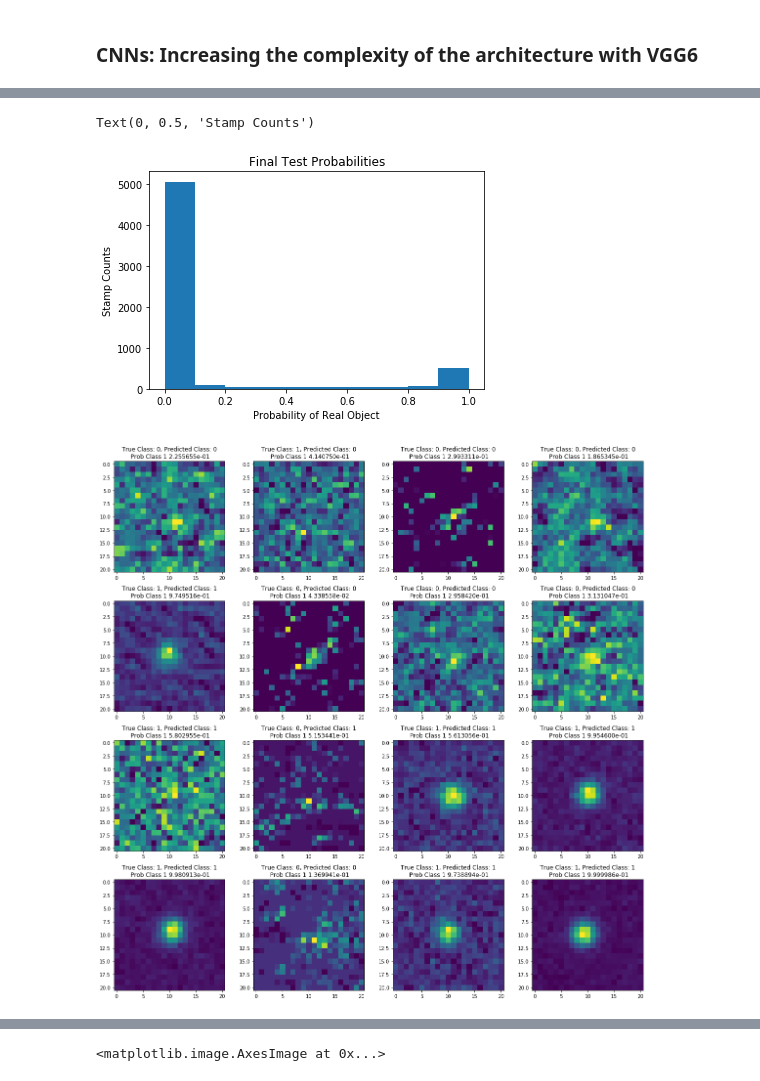
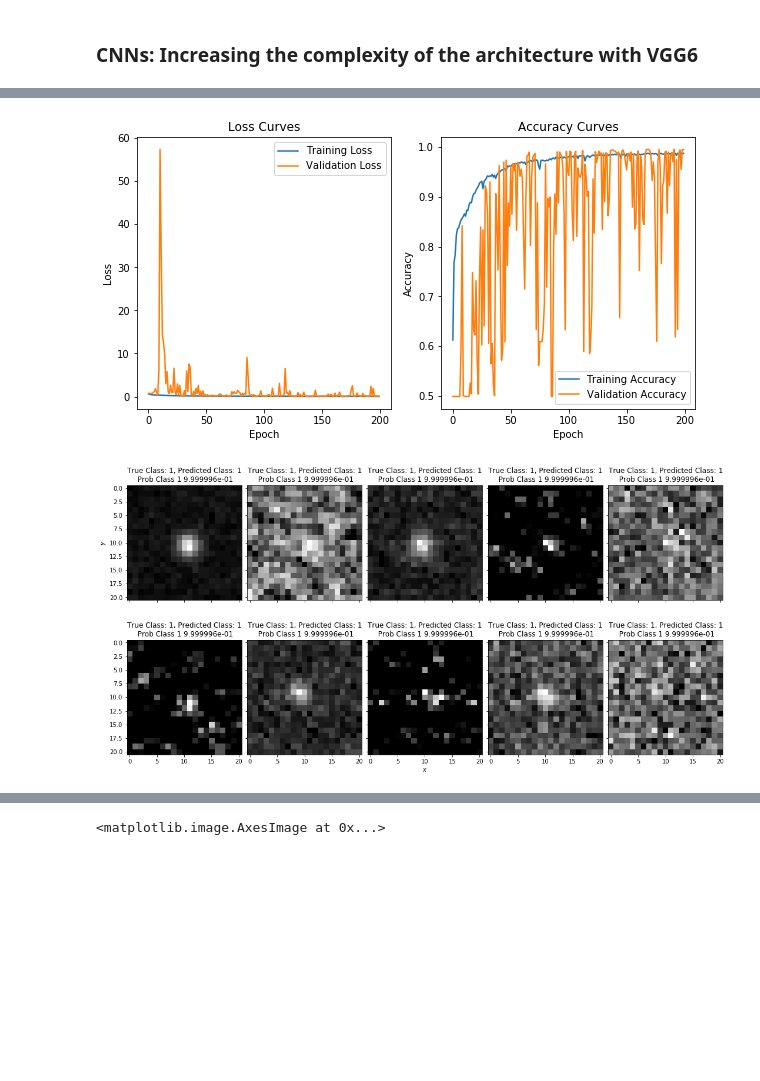
Before and after one commit to astroML/astroML-workshop_AAS235, a Jupyter notebook: deep_learning/neural_network.ipynb, the cells around one changed output, grey strips where cells are left out. Cells and saved outputs as stored; diff of their text form; code cells hidden in the pictures; blank space fills up the shorter version.

Commit message:
improved figures

```diff
--- a/deep_learning/neural_network.ipynb
+++ b/deep_learning/neural_network.ipynb
@@ -116,7 +116,7 @@ def normalize_image(image):
 
     return image
 
-def plot_image_array(images, nrows=2, ncols=5, figsize=[8,4], nx=21, ny=21, title=''):
+def plot_image_array(images, nrows=2, ncols=5, figsize=[8,4], nx=21, ny=21, title='', subtitle=''):
     '''Plot an array of images'''
     fig, ax = plt.subplots(nrows=nrows,ncols=ncols,figsize=figsize)
     fig.subplots_adjust(hspace=0, left=0.07, right=0.95, wspace=0.05, bottom=0.15)
@@ -129,8 +129,9 @@ def plot_image_array(images, nrows=2, ncols=5, figsize=[8,4], nx=21, ny=21, titl
             ax[i][j].yaxis.set_major_formatter(plt.NullFormatter())
 
         ax[i][j].imshow(images[indx].reshape(nx,ny), cmap='gray')
+        ax[i][j].set_title(subtitle)
 
-    ax[0][int(ncols/2)].set_title(title)
+    fig.suptitle(title)
     ax[0][0].set_ylabel('$y$')
     ax[nrows-1][int(ncols/2)].set_xlabel('$x$')
 
@@ -181,7 +182,29 @@ def plot_confusion_matrix(y_true, y_pred,
                     ha="center", va="center",
                     color="white" if cm[i, j] > thresh else "black")
     fig.tight_layout()
-    return ax
+
+def plot_model_history(history):
+    '''Plot the training and validation history'''
+
+    loss = model_history.history['loss']
+    val_loss = model_history.history['val_loss']
+    acc = model_history.history['accuracy']
+    val_acc = model_history.history['val_accuracy']
+
+    fig, ax = plt.subplots(nrows=1,ncols=2, figsize=(10,5))
+    ax[0].plot(np.arange(n_epochs), loss, label='Training Loss')
+    ax[0].plot(np.arange(n_epochs), val_loss, label='Validation Loss')
+    ax[0].set_title('Loss Curves')
+    ax[0].legend()
+    ax[0].set_xlabel('Epoch')
+    ax[0].set_ylabel('Loss')
+
+    ax[1].plot(np.arange(n_epochs), acc, label='Training Accuracy')
+    ax[1].plot(np.arange(n_epochs), val_acc, label='Validation Accuracy')
+    ax[1].set_title('Accuracy Curves')
+    ax[1].legend()
+    ax[1].set_xlabel('Epoch')
+    ax[1].set_ylabel('Accuracy')
 # %% [markdown]
 ### Load the training samples and create test and validation data sets
 # %%
@@ -570,19 +562,10 @@ Text(0, 0.5, 'Accuracy')
-# %%
-classes = vgg_model.predict(data_test)
-plt.hist(classes[:,1])
-plt.title('Final Test Probabilities')
-plt.xlabel('Probability of Real Object')
-plt.ylabel('Stamp Counts')
-# %% [output]
-Text(0, 0.5, 'Stamp Counts')
-[figure, removed]
+# %%
+plot_model_history(vgg_model.history)
+# %% [output]
+[figure, added]
 # %%
-fig = plt.figure(figsize=(16, 16))
-for i in range(16):
-    fig.add_subplot(4,4,i+1)
-    plt.imshow(data_test[i].reshape(21,21))
-    plt.title('True Class: %i, Predicted Class: %i\n  Prob Class 1 %e ' %
-              (np.argmax(class_test[i]), np.argmax(classes[i]), classes[i,1]))
-plt.tight_layout()
+failures = classes[:,1] != class_test[:,1]
+plot_image_array(data_test[failures], figsize=[16,10], subtitle='True Class: %i, Predicted Class: %i\n  Prob Class 1 %e ' %
+              (np.argmax(class_test[failures][i]), np.argmax(classes[failures][i]), classes[failures][i,1]))
 # %% [output]
-[figure, old version]
+[figure, new version]
```
Also changed, not shown: parts of 7 cells of this notebook.
